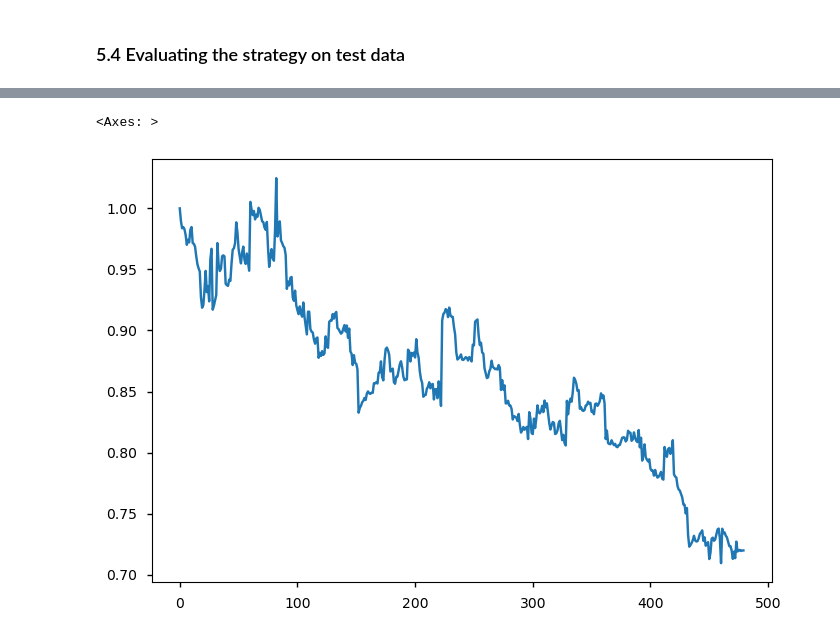
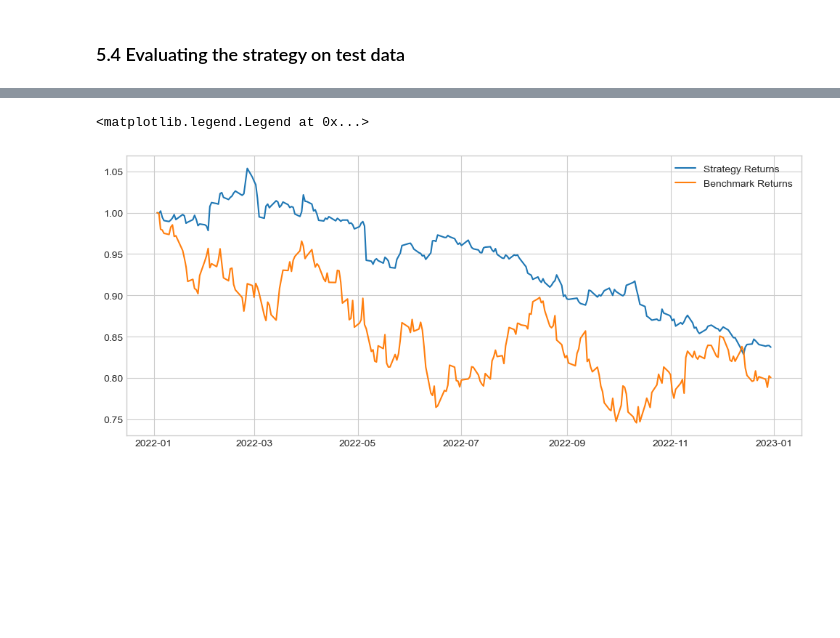
Before and after one commit to JeffreyDavidson0206/Quantitative-Finance-Projects, a Jupyter notebook: Pairs Trading Strategy/Pairs Trading Strategy.ipynb, the cells around one changed output, grey strips where cells are left out. Cells and saved outputs as stored; diff of their text form; code cells hidden in the pictures; blank space fills up the shorter version.

```diff
--- a/Pairs Trading Strategy/Pairs Trading Strategy.ipynb
+++ b/Pairs Trading Strategy/Pairs Trading Strategy.ipynb
@@ -35,3 +35,3 @@
 # %%
-stock_data = yf.download(reference_stocks['Symbol'].to_list(),start = '2012-01-01',end ='2022-01-01')
+stock_data = yf.download(reference_stocks['Symbol'].to_list(),start = '2019-01-01',end ='2022-01-01')
 # %% [output]
@@ -293,7 +291,7 @@ OU_fit_result['hedge_ratio'] = hedge_ratio
 Filtering out rows to focus on the most significant pairs
 # %%
 p_value_threshold = 0.01
-r_sq_threshold = 0.2
+r_sq_threshold = 0.3
 # %%
 final_pairs_df =  OU_fit_result[(OU_fit_result['p-value']<p_value_threshold)&
                   (OU_fit_result['Coint Strength p-value']<p_value_threshold)&
@@ -924,13 +868,13 @@ pd.DataFrame(threshold_cv_results)
 # %% [markdown]
 ### 5.4 Evaluating the strategy on test data
 # %%
-best_entry_threshold = 1
-best_exit_threshold = 3
+best_entry_threshold = 1.5
+best_exit_threshold = 4
 # %%
-bt_test = strategy_Backtester(start_date='2022-01-01',end_date='2023-11-30',
-                    long_entry_threshold = best_entry_threshold,
-                   short_entry_threshold = -best_entry_threshold,
-                   long_exit_threshold = best_exit_threshold,
-                   short_exit_threshold = -best_exit_threshold)
+bt_test = strategy_Backtester(start_date='2022-01-01',end_date='2023-01-01',
+                    long_entry_threshold = -best_entry_threshold,
+                   short_entry_threshold = best_entry_threshold,
+                   long_exit_threshold = -best_exit_threshold,
+                   short_exit_threshold = best_exit_threshold)
 # %% [output]
 0.0 % Completed...
@@ -955,7 +897,10 @@ Max Draw Down - Strategy (%)   : 31.54%
 Max Draw Down - Benchmark (%)  : 25.43%
 ============================================================
 # %%
-bt_test.strategy_cum_returns.plot()
+plt.figure(figsize=(12,5))
+plt.plot(bt_test.prices_df.index,bt_test.strategy_cum_returns.values,label='Strategy Returns')
+plt.plot(bt_test.benchmark_cum_returns,label='Benchmark Returns')
+plt.legend()
 # %% [output]
-<Axes: >
+<matplotlib.legend.Legend at 0x...>
-[figure, old version]
+[figure, new version]
```
Also changed, not shown: parts of 23 cells of this notebook, 3 other files.
